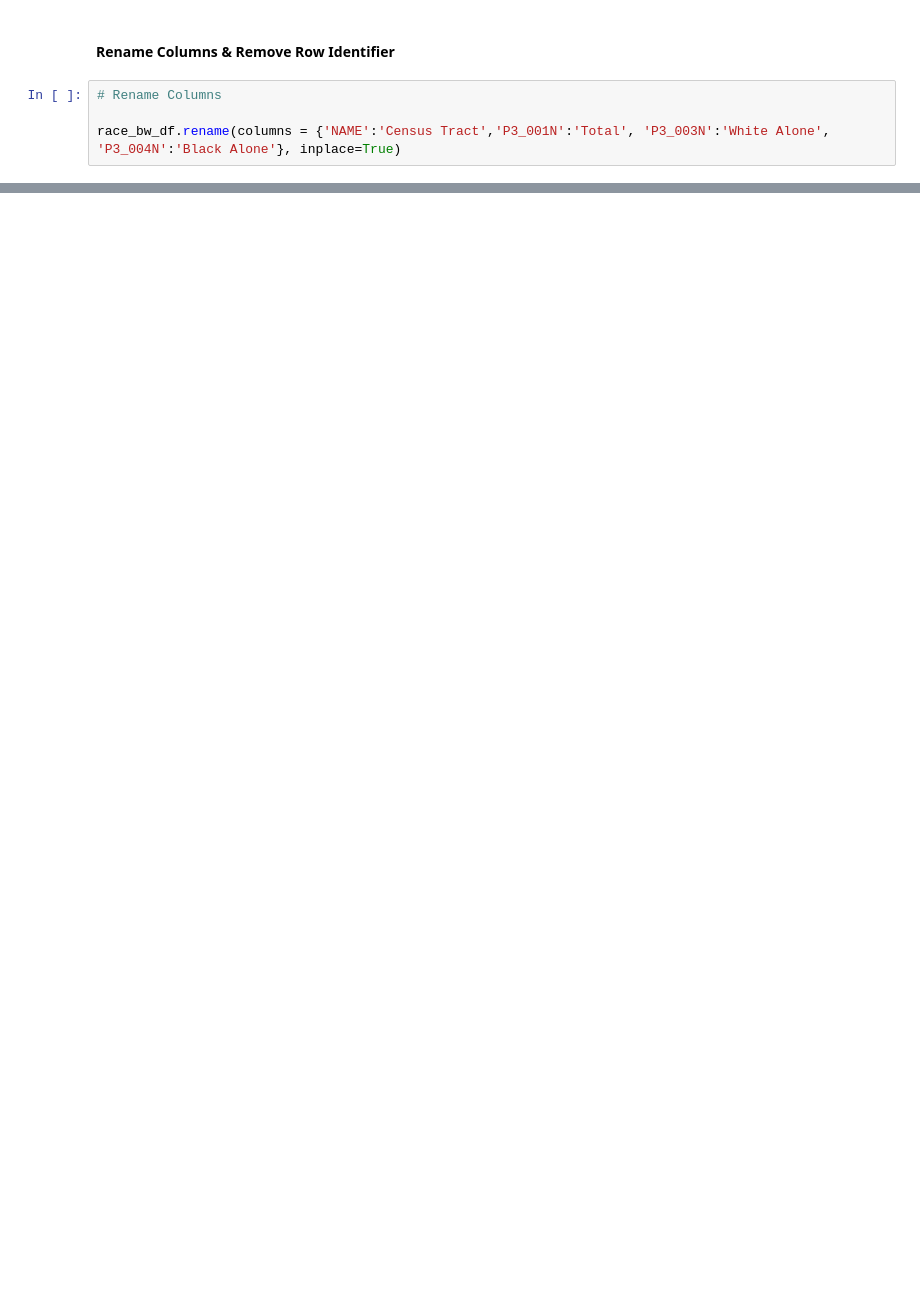
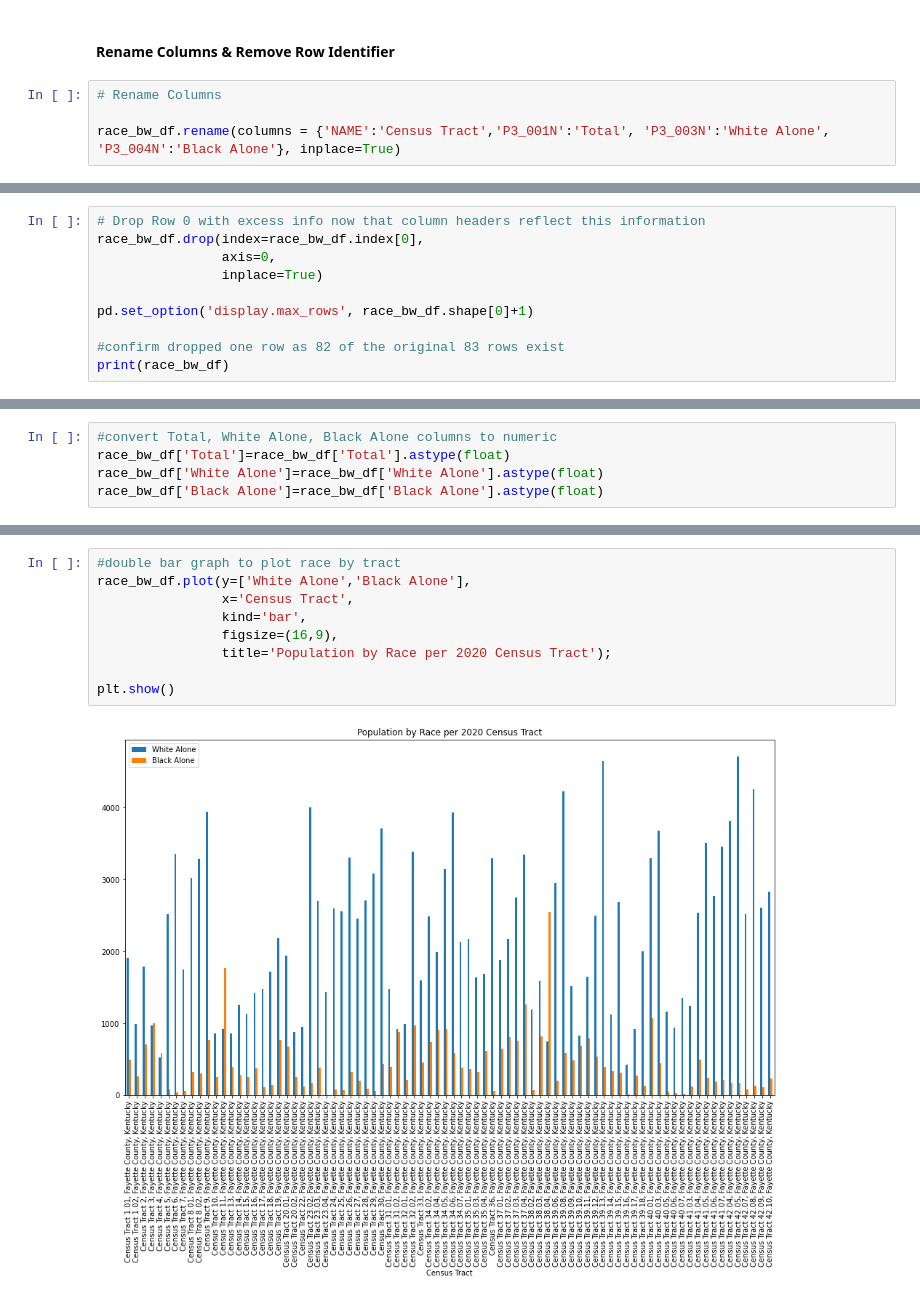
Before and after one commit to RCRamsey/map698-redlining-wealth-health-lexington, a Jupyter notebook: notebooks/lex-redlined-wealth.ipynb, the cells around one changed output, grey strips where cells are left out. Cells and saved outputs as stored; diff of their text form; blank space fills up the shorter version.

```diff
--- a/notebooks/lex-redlined-wealth.ipynb
+++ b/notebooks/lex-redlined-wealth.ipynb
@@ -366,0 +349,10 @@ race_bw_df.drop([0])
+# %%
+# Drop Row 0 with excess info now that column headers reflect this information
+race_bw_df.drop(index=race_bw_df.index[0],
+                axis=0,
+                inplace=True)
+
+pd.set_option('display.max_rows', race_bw_df.shape[0]+1)
+
+#confirm dropped one row as 82 of the original 83 rows exist
+print(race_bw_df)
@@ -366,0 +393,5 @@ race_bw_df.drop([0])
+# %%
+#convert Total, White Alone, Black Alone columns to numeric
+race_bw_df['Total']=race_bw_df['Total'].astype(float)
+race_bw_df['White Alone']=race_bw_df['White Alone'].astype(float)
+race_bw_df['Black Alone']=race_bw_df['Black Alone'].astype(float)
@@ -366,0 +414,11 @@ race_bw_df.drop([0])
+# %%
+#double bar graph to plot race by tract
+race_bw_df.plot(y=['White Alone','Black Alone'],
+                x='Census Tract',
+                kind='bar',
+                figsize=(16,9),
+                title='Population by Race per 2020 Census Tract');
+
+plt.show()
+# %% [output]
+[figure, added]
```
Also changed, not shown: parts of 33 cells of this notebook.
